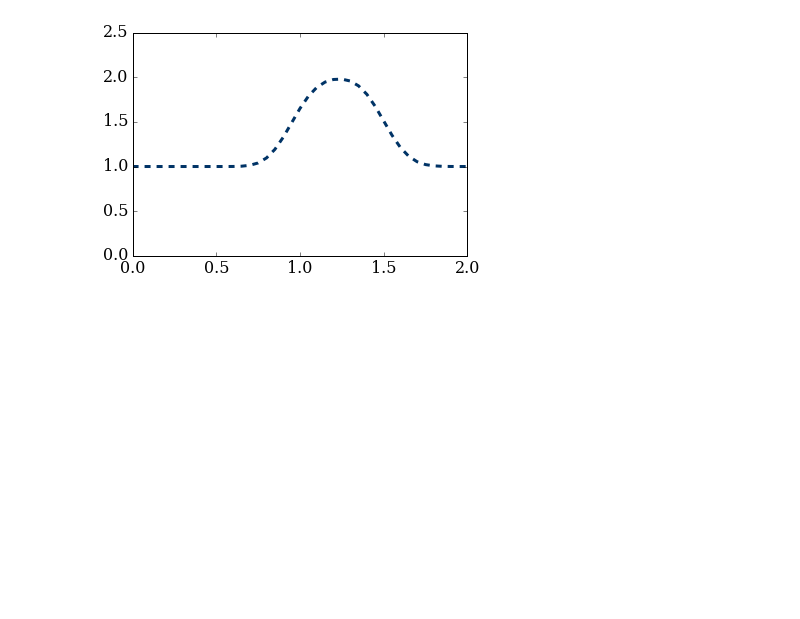
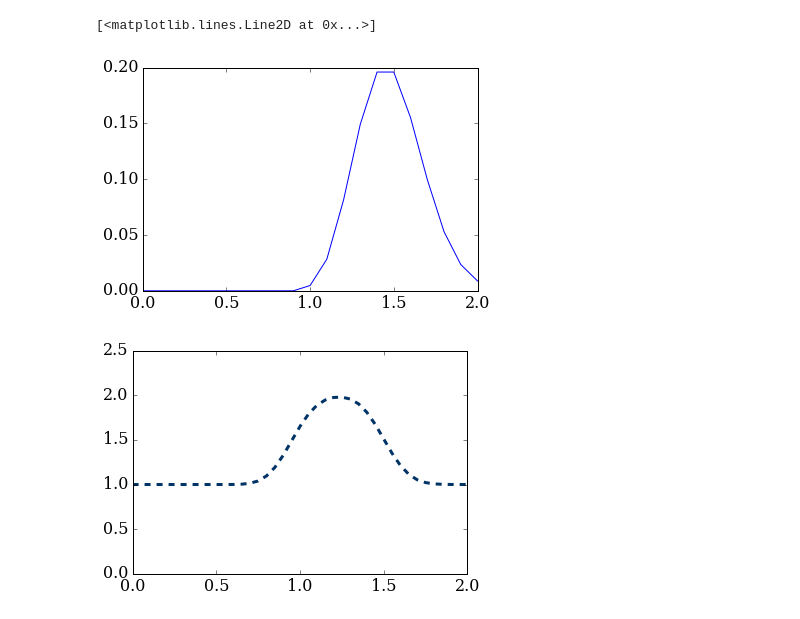
Before and after one commit to iamisrapel/MAE6286, a Jupyter notebook: 0201_inclass.ipynb, the cells around one changed output. Drawn from its saved outputs; the diff is of its cells as text; code cells hidden in the pictures; blank space fills up the shorter version.

```diff
--- a/0201_inclass.ipynb
+++ b/0201_inclass.ipynb
@@ -40,3 +41,12 @@ pyplot.plot(x, u,)
+# %%
+for n in range(1, nt):
+    un = u.copy()
+    u[2:] = un[2:]-1*dt/(2*dx)*(un[2:]-un[0:-2])
+# %%
+pyplot.plot(x,u)
+# %% [output]
+[<matplotlib.lines.Line2D at 0x...>]
+[figure, added]
 # %%
 for n in range(1, nt):
     un = u.copy()   # copy result from previous step
```
Also changed, not shown: parts of 10 cells of this notebook.
